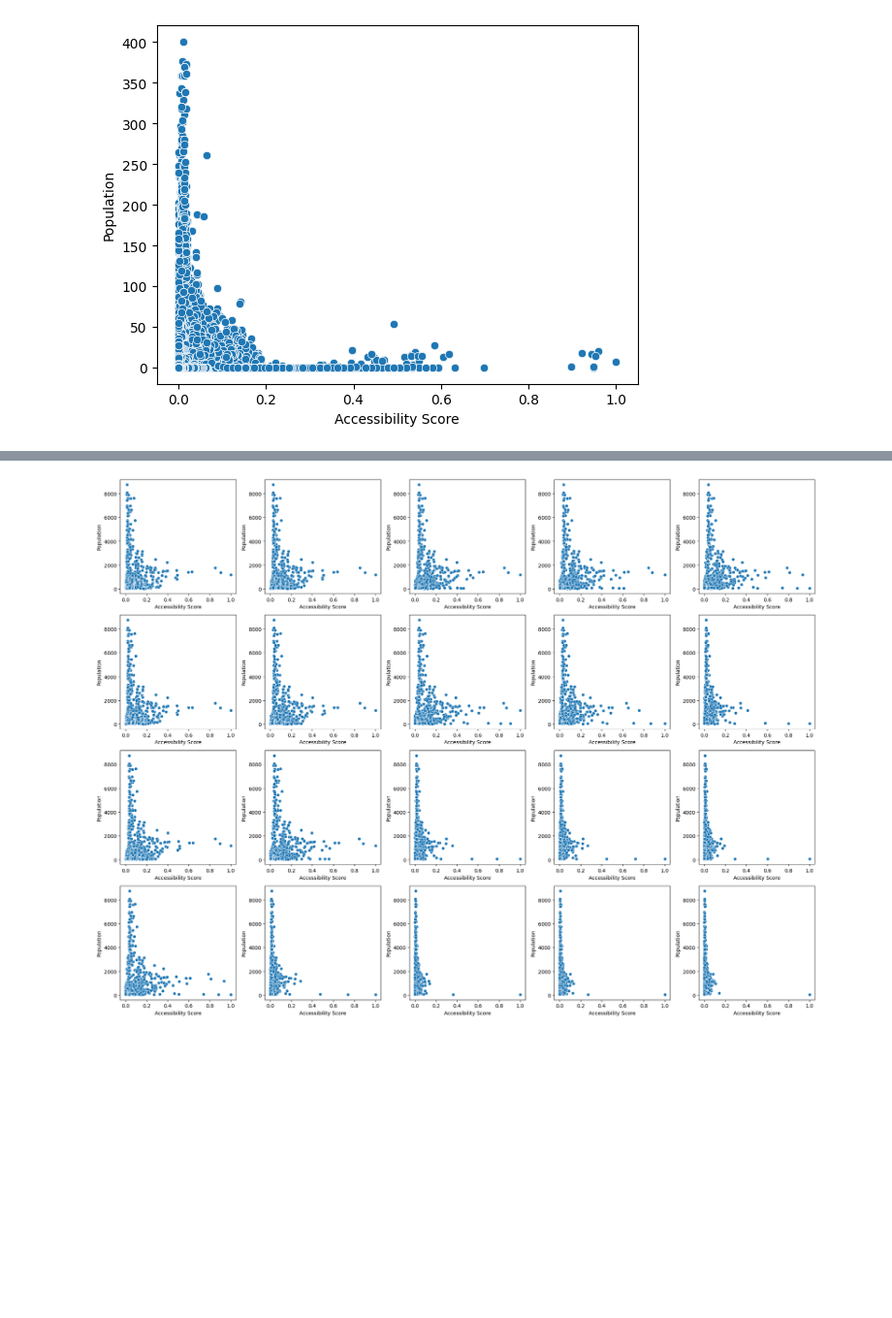
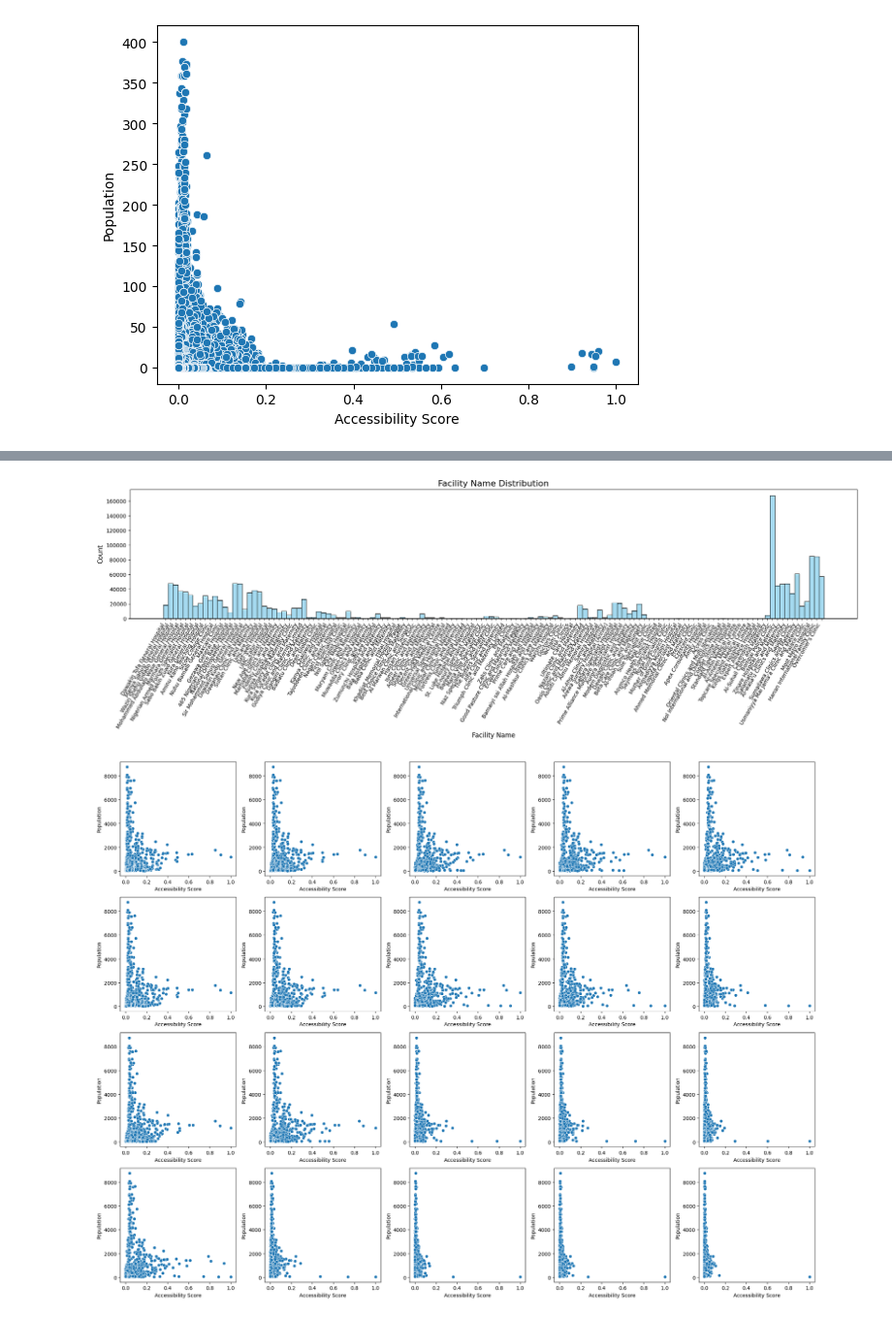
Before and after one commit to urbanbigdatacentre/ideamaps-models, a Jupyter notebook: models/emergency-maternal-care/scripts/Health_Care_Access_Kano_3_closet_EmOC.ipynb, the cells around one changed output, grey strips where cells are left out. Shown at 97% size. Saved outputs shown, nothing was run; the diff lists cells and outputs as text; code cells hidden in the pictures; blank space fills up the shorter version.

```diff
--- a/models/emergency-maternal-care/scripts/Health_Care_Access_Kano_3_closet_EmOC.ipynb
+++ b/models/emergency-maternal-care/scripts/Health_Care_Access_Kano_3_closet_EmOC.ipynb
@@ -674,3 +680,21 @@ plt.show()
+# %%
+plt.figure(figsize=(20, 7))
+sns.histplot(
+    data=origin_dest_acc,
+    x='facility_name',
+    discrete=True,
+    color='skyblue',
+    edgecolor='black'
+)
+
+plt.title('Facility Name Distribution', fontsize=16)
+plt.xlabel('Facility Name', fontsize=12)
+plt.ylabel('Count', fontsize=12)
+plt.xticks(rotation=60, ha='right', fontsize=10)
+plt.tight_layout()
+plt.show()
+# %% [output]
+[figure, added]
 # %%
 import geopandas as gpd
 import seaborn as sns
```
Also changed, not shown: parts of 7 cells of this notebook, 1 other file.
